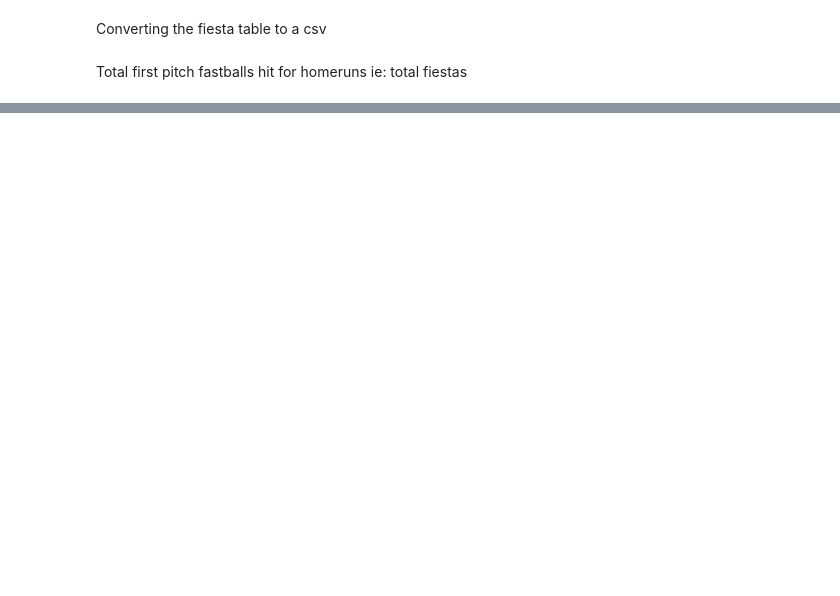
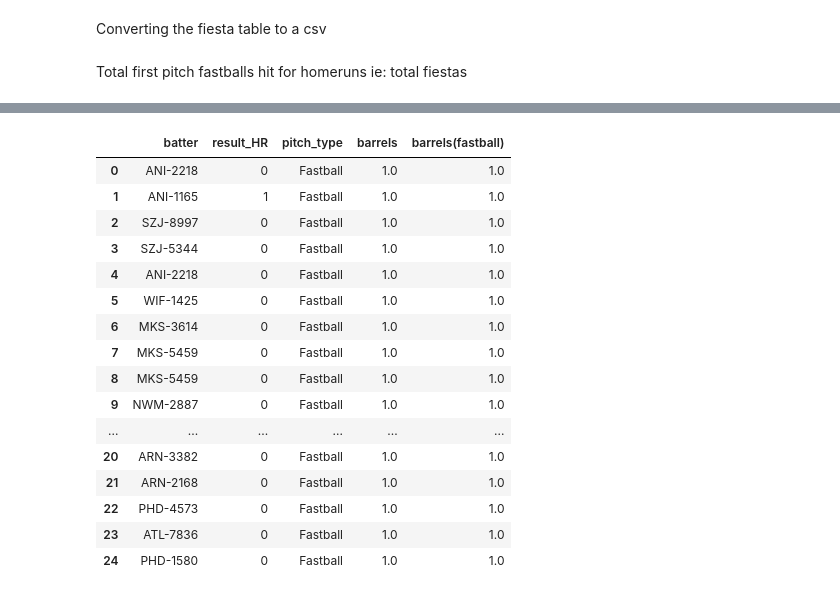
Before and after one commit to TDFelton/FirstPitchFastballFiesta, a Jupyter notebook: data_processing_linnux.ipynb, the cells around one changed output, grey strips where cells are left out. Saved outputs shown, nothing was run; the diff lists cells and outputs as text; code cells hidden in the pictures; blank space fills up the shorter version.

```diff
--- a/data_processing_linnux.ipynb
+++ b/data_processing_linnux.ipynb
@@ -434,0 +816,20 @@ conn.close()
+# %%
+pd.read_sql("SELECT * FROM leaderboard2", conn).head(25)
+# %% [output]
+|  | batter | result_HR | pitch_type | barrels | barrels(fastball) |
+| 0 | ANI-2218 | 0 | Fastball | 1.0 | 1.0 |
+| 1 | ANI-1165 | 1 | Fastball | 1.0 | 1.0 |
+| 2 | SZJ-8997 | 0 | Fastball | 1.0 | 1.0 |
+| 3 | SZJ-5344 | 0 | Fastball | 1.0 | 1.0 |
+| 4 | ANI-2218 | 0 | Fastball | 1.0 | 1.0 |
+| 5 | WIF-1425 | 0 | Fastball | 1.0 | 1.0 |
+| 6 | MKS-3614 | 0 | Fastball | 1.0 | 1.0 |
+| 7 | MKS-5459 | 0 | Fastball | 1.0 | 1.0 |
+| 8 | MKS-5459 | 0 | Fastball | 1.0 | 1.0 |
+| 9 | NWM-2887 | 0 | Fastball | 1.0 | 1.0 |
+| ... | ... | ... | ... | ... | ... |
+| 20 | ARN-3382 | 0 | Fastball | 1.0 | 1.0 |
+| 21 | ARN-2168 | 0 | Fastball | 1.0 | 1.0 |
+| 22 | PHD-4573 | 0 | Fastball | 1.0 | 1.0 |
+| 23 | ATL-7836 | 0 | Fastball | 1.0 | 1.0 |
+| 24 | PHD-1580 | 0 | Fastball | 1.0 | 1.0 |
```
Also changed, not shown: parts of 31 cells of this notebook.
